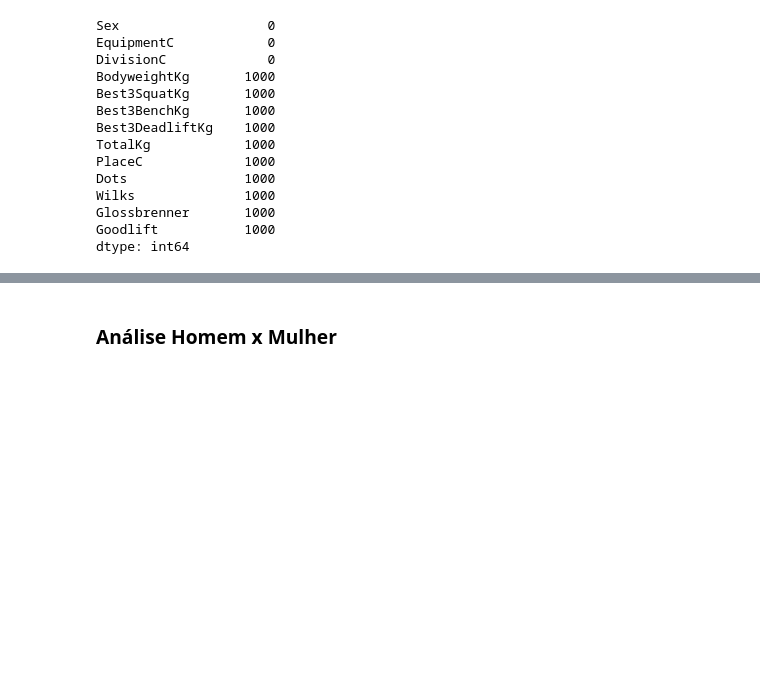
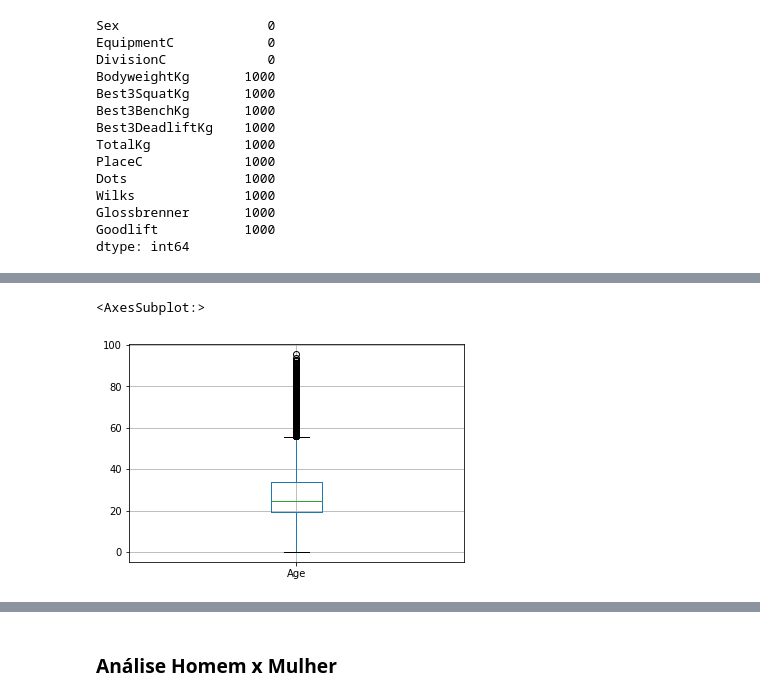
Before and after one commit to maluwastaken/Intro-Data-Science, a Jupyter notebook: powerlifting.ipynb, the cells around one changed output, grey strips where cells are left out. Saved outputs shown, nothing was run; the diff lists cells and outputs as text; code cells hidden in the pictures; blank space fills up the shorter version.

```diff
--- a/powerlifting.ipynb
+++ b/powerlifting.ipynb
@@ -398,0 +486,5 @@ dfnaclean['Age'].hist()
+# %%
+dfnaclean.boxplot(column=['Age'])
+# %% [output]
+<AxesSubplot:>
+[figure, added]
```
Also changed, not shown: parts of 55 cells of this notebook.
